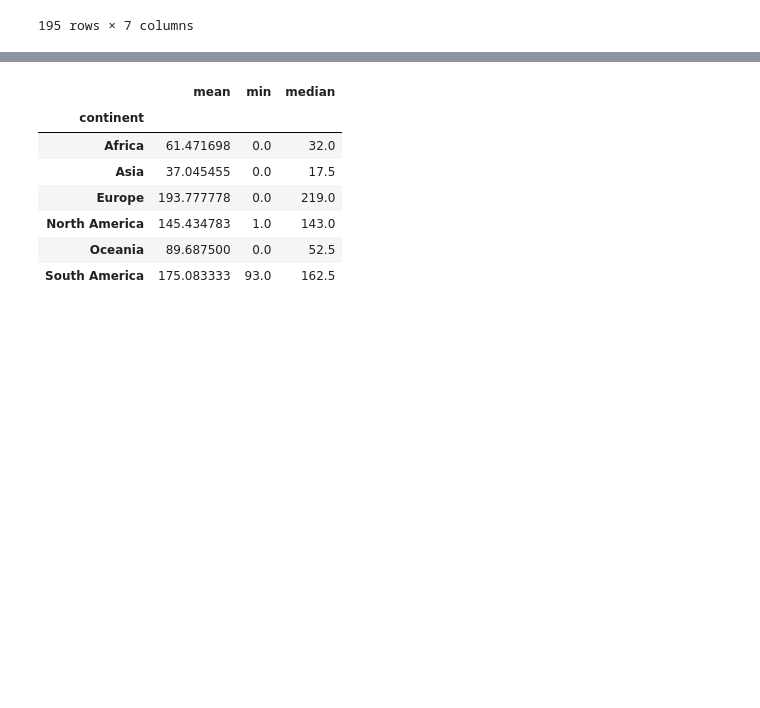
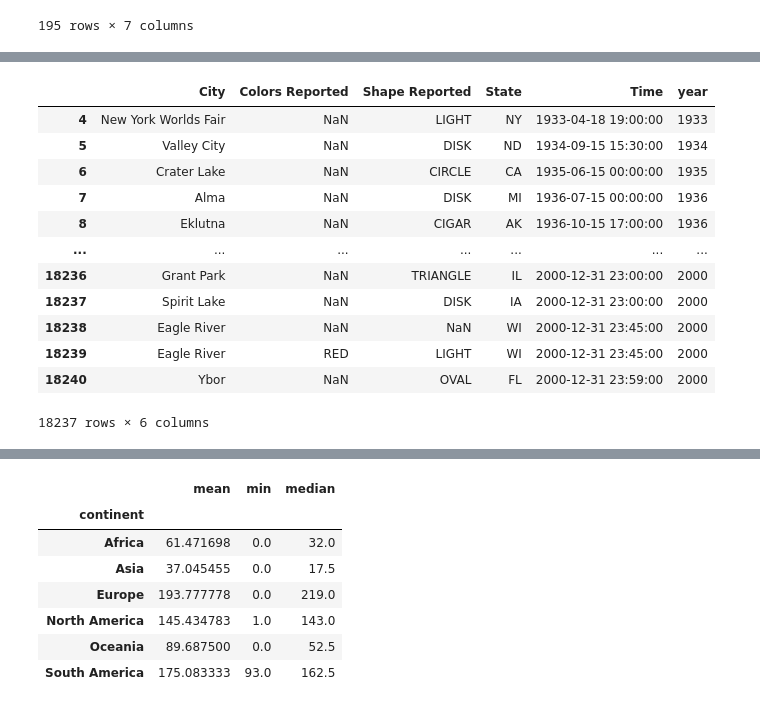
Before and after one commit to EvaXue/DSpractice, a Jupyter notebook: Pandas_Practice/Data School - pandas.ipynb, the cells around one changed output, grey strips where cells are left out. Cells and saved outputs as stored; diff of their text form; code cells hidden in the pictures; blank space fills up the shorter version.

```diff
--- a/Pandas_Practice/Data School - pandas.ipynb
+++ b/Pandas_Practice/Data School - pandas.ipynb
@@ -146,0 +225,18 @@ pd.concat([drinks,people], axis=1)
+# %%
+ts= pd.to_datetime('3/23/1933')
+# %%
+ufo.loc[ufo.Time>ts,:]
+# %% [output]
+|  | City | Colors Reported | Shape Reported | State | Time | year |
+| 4 | New York Worlds Fair | NaN | LIGHT | NY | 1933-04-18 19:00:00 | 1933 |
+| 5 | Valley City | NaN | DISK | ND | 1934-09-15 15:30:00 | 1934 |
+| 6 | Crater Lake | NaN | CIRCLE | CA | 1935-06-15 00:00:00 | 1935 |
+| 7 | Alma | NaN | DISK | MI | 1936-07-15 00:00:00 | 1936 |
+| 8 | Eklutna | NaN | CIGAR | AK | 1936-10-15 17:00:00 | 1936 |
+| ... | ... | ... | ... | ... | ... | ... |
+| 18236 | Grant Park | NaN | TRIANGLE | IL | 2000-12-31 23:00:00 | 2000 |
+| 18237 | Spirit Lake | NaN | DISK | IA | 2000-12-31 23:00:00 | 2000 |
+| 18238 | Eagle River | NaN | NaN | WI | 2000-12-31 23:45:00 | 2000 |
+| 18239 | Eagle River | RED | LIGHT | WI | 2000-12-31 23:45:00 | 2000 |
+| 18240 | Ybor | NaN | OVAL | FL | 2000-12-31 23:59:00 | 2000 |
+18237 rows × 6 columns
```
Also changed, not shown: parts of 25 cells of this notebook.
